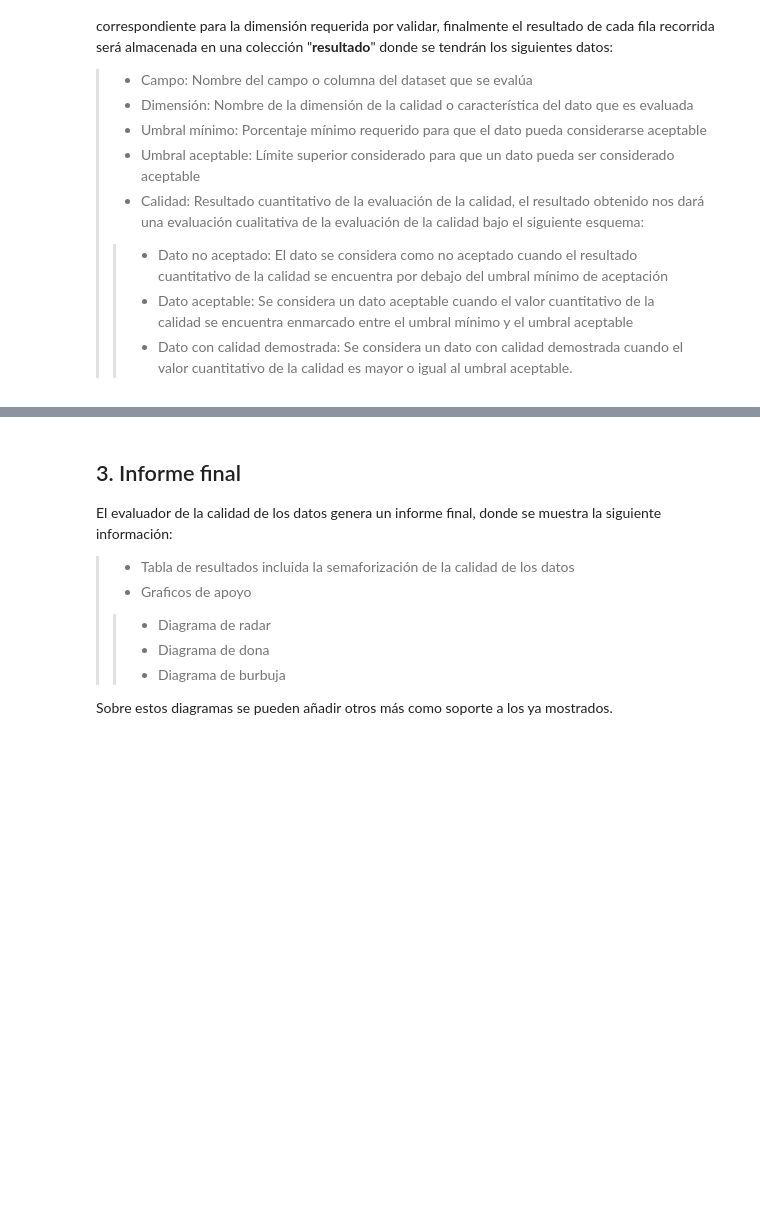
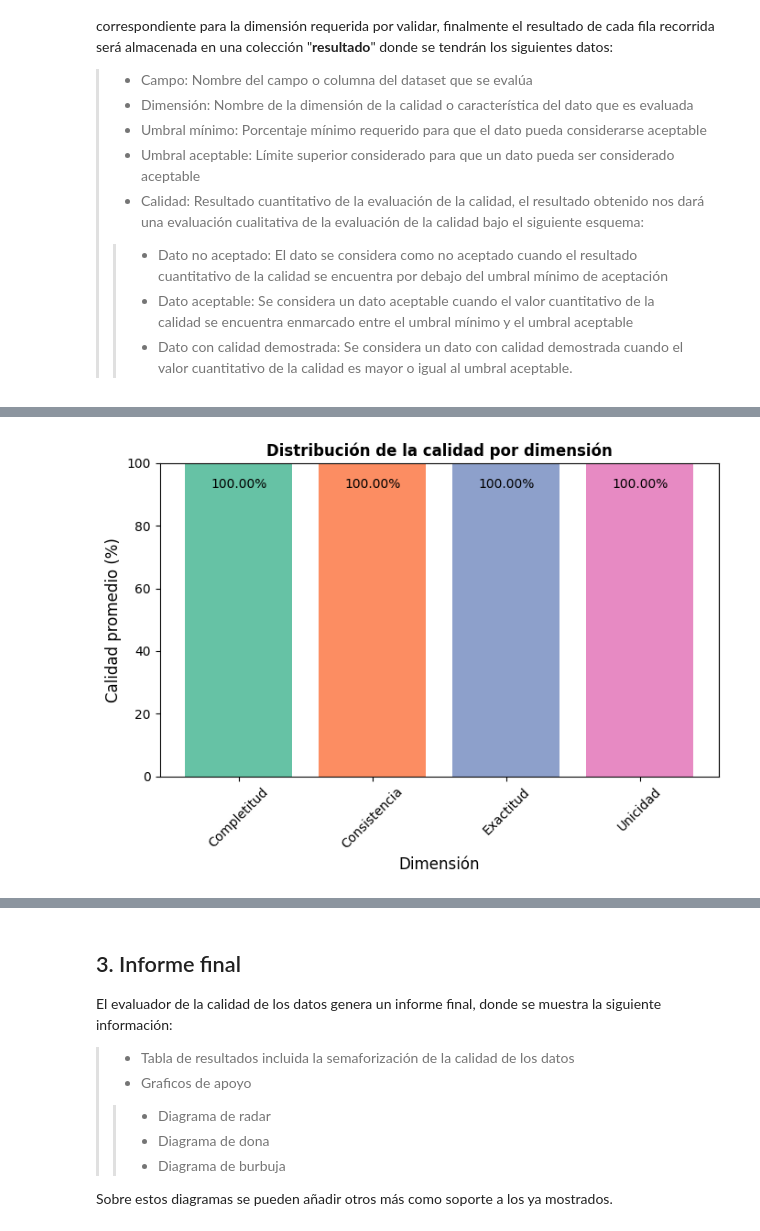
Before and after one commit to antoniounir/TFM, a Jupyter notebook: EvaluadorTFM.ipynb, the cells around one changed output, grey strips where cells are left out. Cells and saved outputs as stored; diff of their text form; code cells hidden in the pictures; blank space fills up the shorter version.

```diff
--- a/EvaluadorTFM.ipynb
+++ b/EvaluadorTFM.ipynb
@@ -379,0 +105,4 @@ plt.show()
+# %%
+tfm.DIAGRAMA_BARRAS_DIMENSION(resultado)
+# %% [output]
+[figure, added]
```
Also changed, not shown: parts of 39 cells of this notebook, 1 other file.
